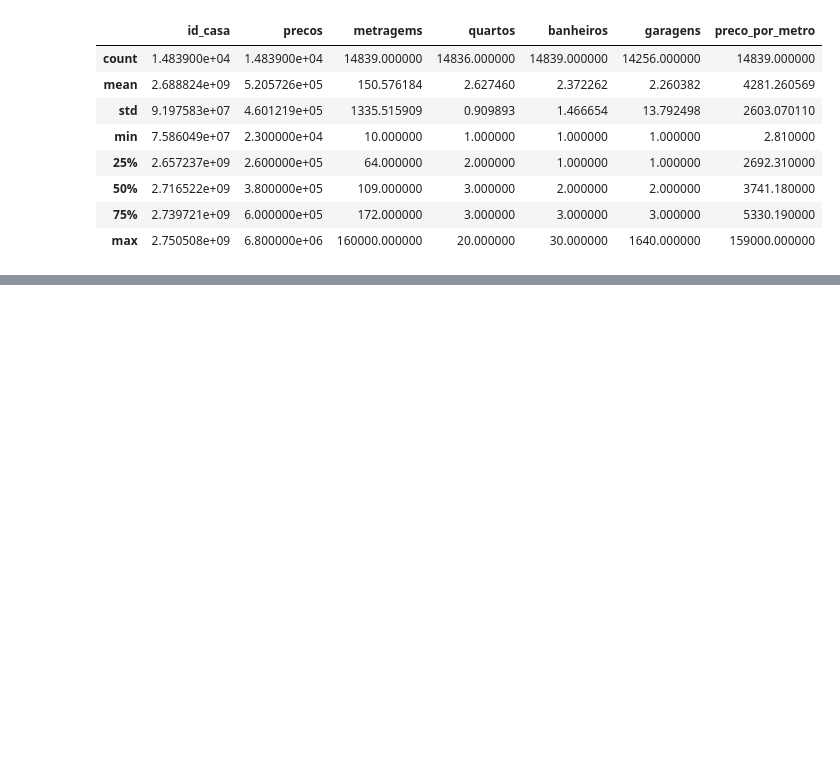
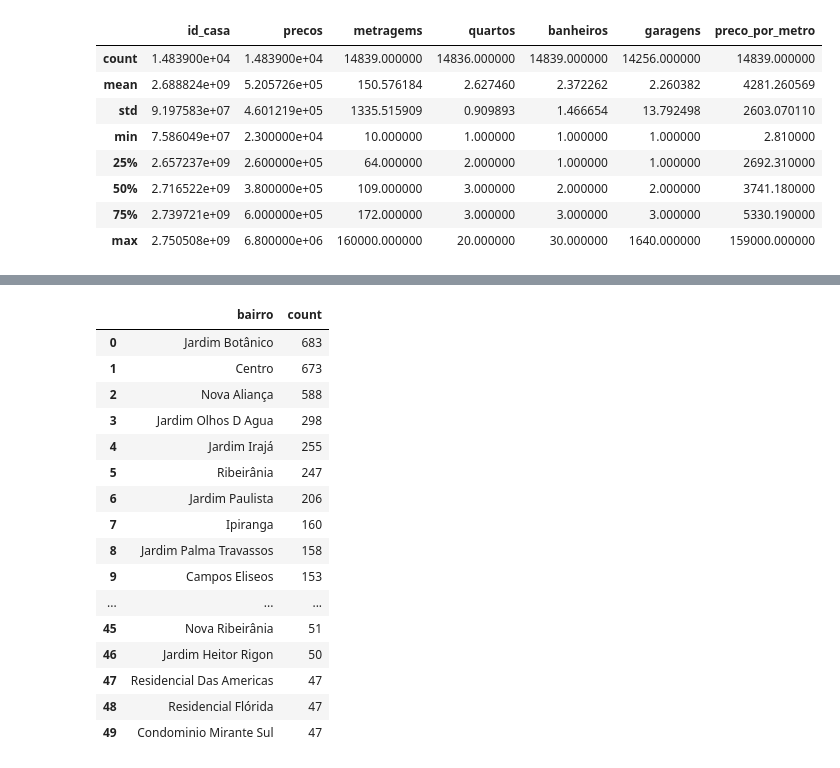
Before and after one commit to rodrigorocha1/web_scraping_casas, a Jupyter notebook: notebooks/analise_exploratoria.ipynb, the cells around one changed output, grey strips where cells are left out. Cells and saved outputs as stored; diff of their text form; code cells hidden in the pictures; blank space fills up the shorter version.

```diff
--- a/notebooks/analise_exploratoria.ipynb
+++ b/notebooks/analise_exploratoria.ipynb
@@ -88,0 +58,20 @@ base_original.groupby('bairro')['id_casa'].count().reset_index()
+# %%
+base_apartamento['bairro'].value_counts().reset_index().head(50)
+# %% [output]
+|  | bairro | count |
+| 0 | Jardim Botânico | 683 |
+| 1 | Centro | 673 |
+| 2 | Nova Aliança | 588 |
+| 3 | Jardim Olhos D Agua | 298 |
+| 4 | Jardim Irajá | 255 |
+| 5 | Ribeirânia | 247 |
+| 6 | Jardim Paulista | 206 |
+| 7 | Ipiranga | 160 |
+| 8 | Jardim Palma Travassos | 158 |
+| 9 | Campos Eliseos | 153 |
+| ... | ... | ... |
+| 45 | Nova Ribeirânia | 51 |
+| 46 | Jardim Heitor Rigon | 50 |
+| 47 | Residencial Das Americas | 47 |
+| 48 | Residencial Flórida | 47 |
+| 49 | Condominio Mirante Sul | 47 |
```
Also changed, not shown: parts of 19 cells of this notebook.
